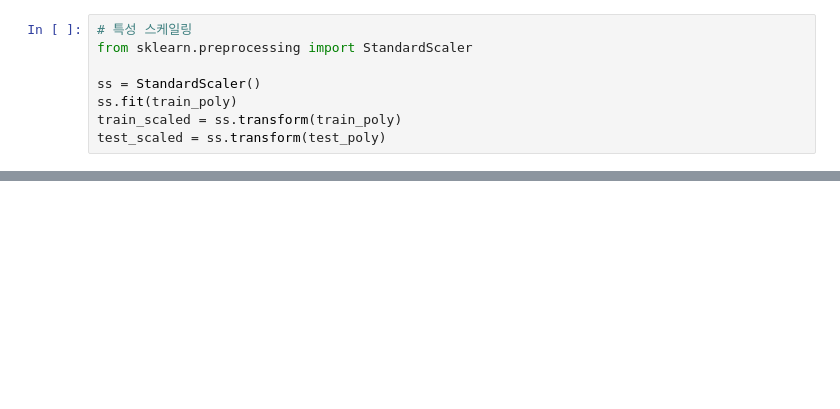
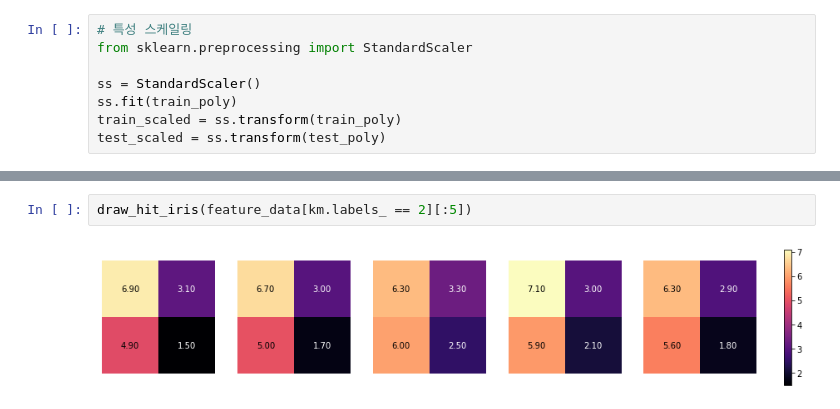
Before and after one commit to py4ine/study_ML, a Jupyter notebook: 20240603_ML_iris.ipynb, the cells around one changed output, grey strips where cells are left out. Cells and saved outputs as stored; diff of their text form; blank space fills up the shorter version.

```diff
--- a/20240603_ML_iris.ipynb
+++ b/20240603_ML_iris.ipynb
@@ -737,0 +484,4 @@ plt.show()
+# %%
+draw_hit_iris(feature_data[km.labels_ == 2][:5])
+# %% [output]
+[figure, added]
```
Also changed, not shown: parts of 73 cells of this notebook.
